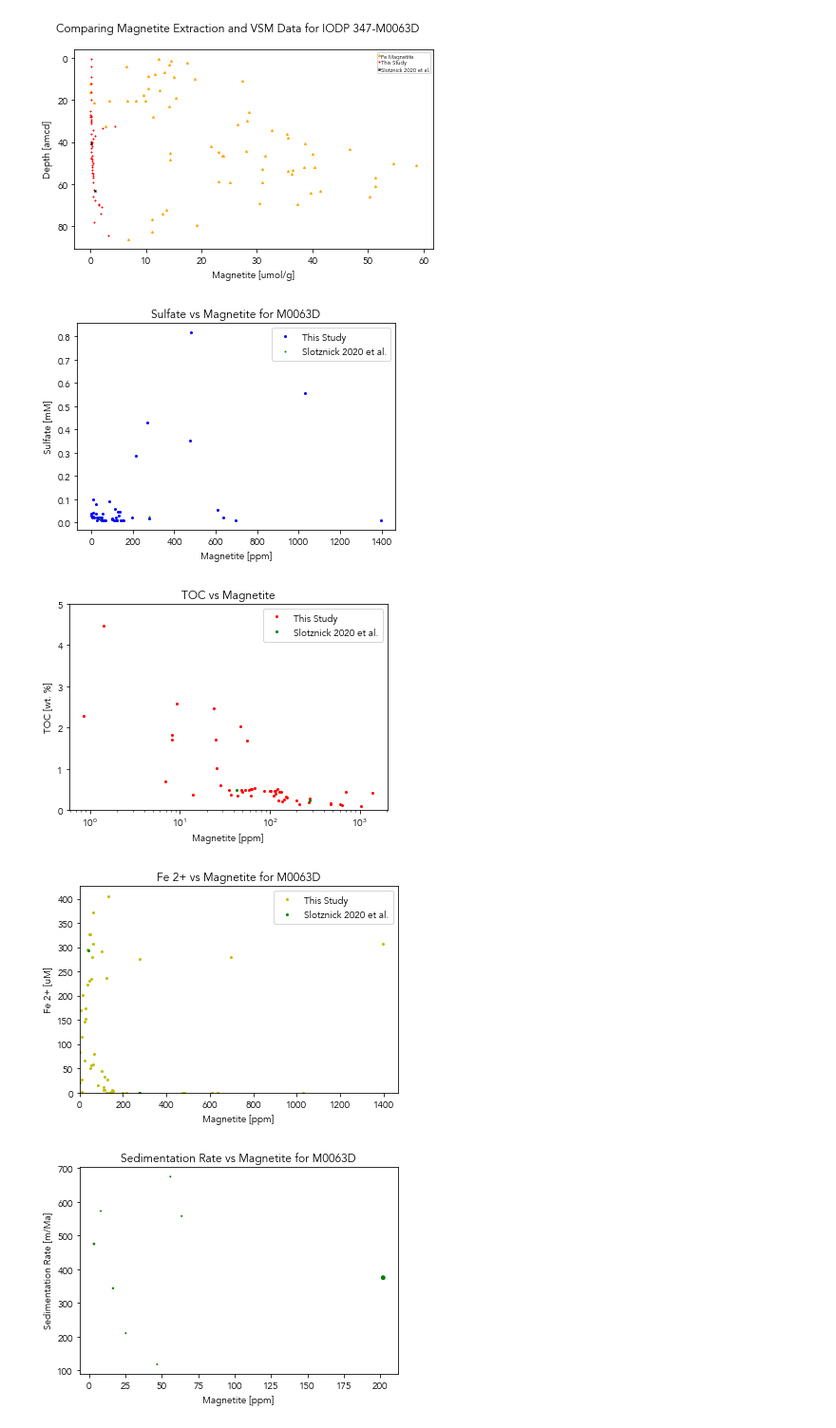
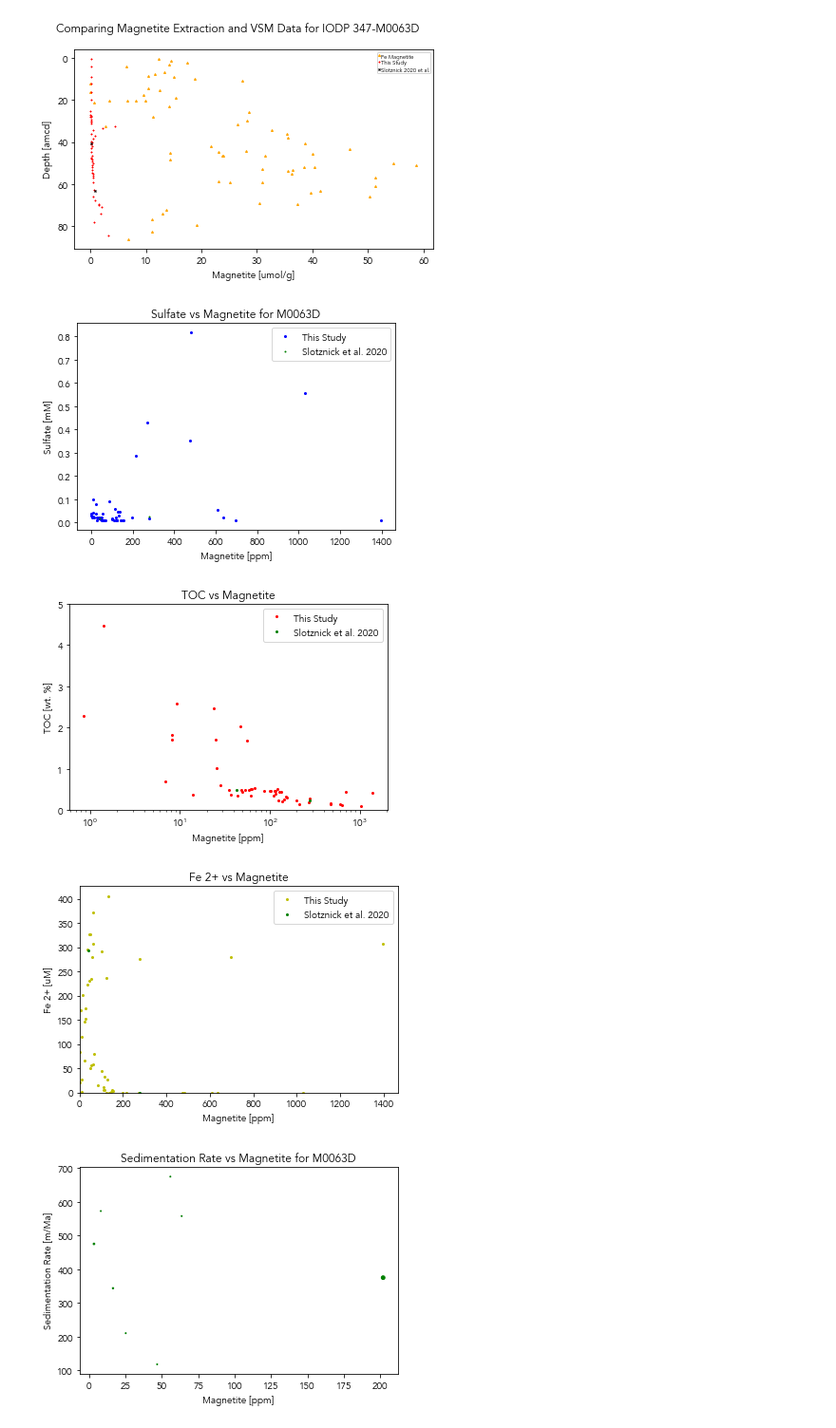
Before and after one commit to jackk9901/magnetite-preservation, a Jupyter notebook: code/kreisler_m0063.ipynb, the cells around one changed output. Shown at 95% size. Saved outputs shown, nothing was run; the diff lists cells and outputs as text; code cells hidden in the pictures.

```diff
--- a/code/kreisler_m0063.ipynb
+++ b/code/kreisler_m0063.ipynb
@@ -43,7 +43,7 @@ iodp_geochem_df = pd.DataFrame({"Depth [mbsf]":iodp_geochem["Depth [ambsf]"], "S
 
 iodp_TOC_df = pd.DataFrame({"Depth [mbsf]":iodp_TOC["Depth [ambsf]"], "TOC [wt. %]":iodp_TOC["TOC [wt. %]"]})
 
-sed_rates_df = pd.DataFrame({"Depth [mbsf]":age_model["Depth [ambsf]"], "Sedimentation Rate [m/Ma]":sed_rates})
+sed_rates_df = pd.DataFrame({"Depth [mbsf]":age_model["Depth [ambsf]"], "Sedimentation Rate [m/Myr]":sed_rates})
 
 # next, append them all together. We can use the result for comparison plots
 # after all the appending, sort the whole thing by depth and reset index
@@ -211,30 +213,30 @@ fig3.savefig("outputs/kreisler_m0063/egger/magn-comp.pdf", bbox_inches="tight")
 # %%
 # plot comparison figures
 comp_figs, comp_axs = data_fns.plot_comp(["Sulfate [mM]", "TOC [wt. %]", "Fe 2+ [uM]"], interpolated, ["b", "r", "y"], [".", ".", "."], markersize=4)
 
 # label and save these if you want
 # also including sarah data
 comp_axs[0].set(xlabel="Magnetite [ppm]", ylabel="Sulfate [mM]", title="Sulfate vs Magnetite for M0063D")
 comp_axs[0].plot(interpolated["Sarah Magnetite [ppm]"], interpolated["Sulfate [mM]"], color="g", marker=".", markersize=2, linestyle="None")
-comp_axs[0].legend(['This Study', 'Slotznick 2020 et al.'])
-comp_figs[0].savefig("outputs/kreisler_m0063/m0063d_sulf-comp_sarah.pdf")
+comp_axs[0].legend(['This Study', 'Slotznick et al. 2020'])
+#comp_figs[0].savefig("outputs/kreisler_m0063/m0063d_sulf-comp_sarah.pdf")
 
 comp_axs[1].set(xlabel="Magnetite [ppm]", ylabel="TOC [wt. %]", title="TOC vs Magnetite", xscale="log")
 comp_axs[1].plot(interpolated["Sarah Magnetite [ppm]"], interpolated["TOC [wt. %]"], color="g", marker=".", markersize=4, linestyle="None")
 comp_axs[1].set_ylim(0,5)
-comp_axs[1].legend(['This Study', 'Slotznick 2020 et al.'])
-comp_figs[1].savefig("outputs/kreisler_m0063/m0063d_TOC-comp_sarah.pdf")
+comp_axs[1].legend(['This Study', 'Slotznick et al. 2020'])
+#comp_figs[1].savefig("outputs/kreisler_m0063/m0063d_TOC-comp_sarah-sep7.pdf")
 
-comp_axs[2].set(xlabel="Magnetite [ppm]", ylabel="Fe 2+ [uM]", title="Fe 2+ vs Magnetite for M0063D")
+comp_axs[2].set(xlabel="Magnetite [ppm]", ylabel="Fe 2+ [uM]", title="Fe 2+ vs Magnetite")
 comp_axs[2].plot(interpolated["Sarah Magnetite [ppm]"], interpolated["Fe 2+ [uM]"], color="g", marker=".", markersize=4, linestyle="None")
 comp_axs[2].set_ylim(ymin=0)
 comp_axs[2].set_xlim(xmin=0)
-comp_axs[2].legend(['This Study', 'Slotznick 2020 et al.'])
-comp_figs[2].savefig("outputs/kreisler_m0063/m0063d_fe-comp_sarah.pdf")
+comp_axs[2].legend(['This Study', 'Slotznick et al. 2020'])
+comp_figs[2].savefig("outputs/kreisler_m0063/m0063d_fe-comp_sarah-sep7.pdf")
 # %% [output]
 [figure]
 [figure]
-[figure, old version]
+[figure, new version]
 # %%
 # sed rates comp plot
 sed_fig, sed_ax, sed_sc = data_fns.sed_avg_plot(interpolated)
```
Also changed, not shown: parts of 4 cells of this notebook, 20 other files.
